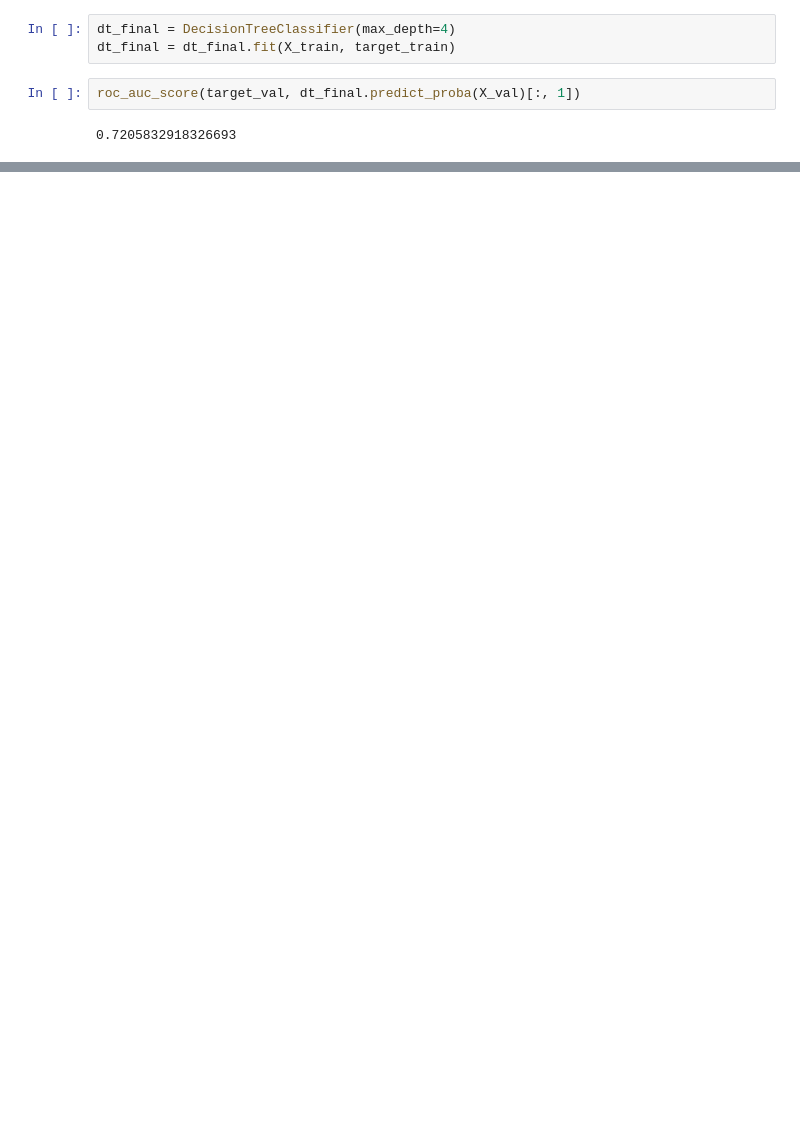
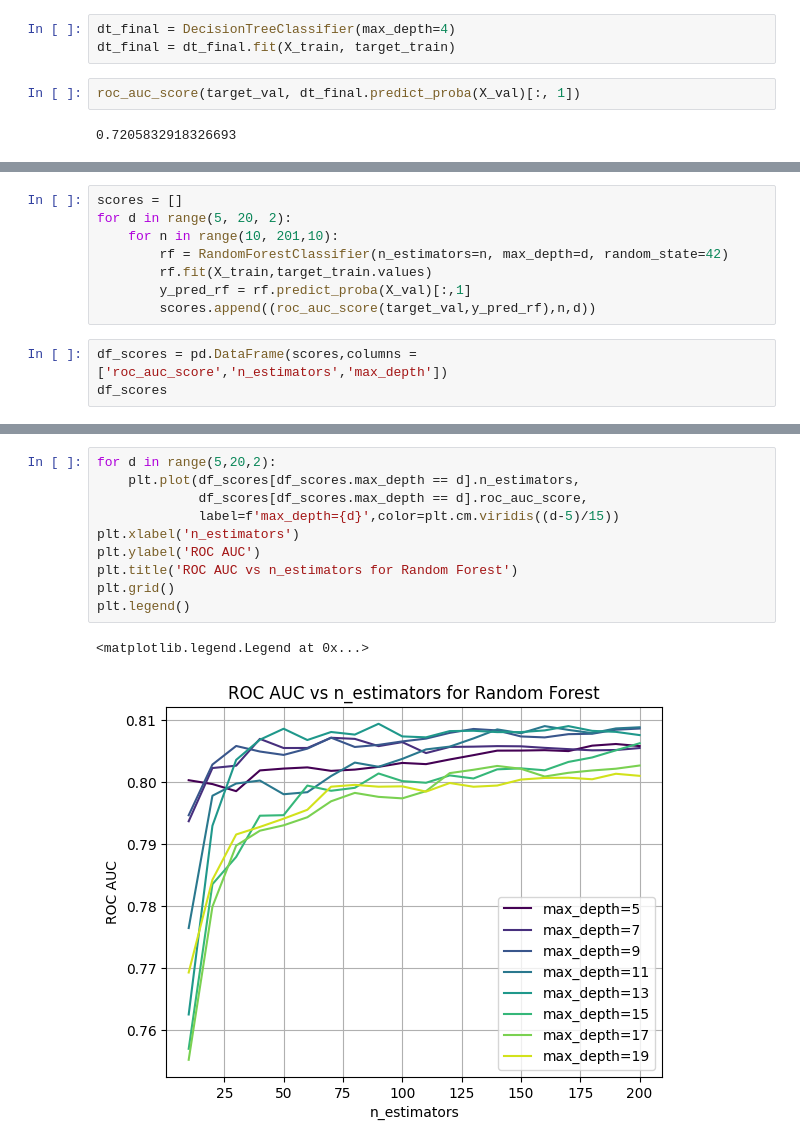
Before and after one commit to BALJAPALLIANSHUL/machine_learning_zoomcamp, a Jupyter notebook: 06-decision trees and ensemble learning/credit_risk_project.ipynb, the cells around one changed output, grey strips where cells are left out. Drawn from its saved outputs; the diff is of its cells as text; blank space fills up the shorter version.

```diff
--- a/06-decision trees and ensemble learning/credit_risk_project.ipynb
+++ b/06-decision trees and ensemble learning/credit_risk_project.ipynb
@@ -368,0 +425,11 @@ print(r)
+# %%
+scores = []
+for d in range(5, 20, 2):
+    for n in range(10, 201,10):
+        rf = RandomForestClassifier(n_estimators=n, max_depth=d, random_state=42)
+        rf.fit(X_train,target_train.values)
+        y_pred_rf = rf.predict_proba(X_val)[:,1]
+        scores.append((roc_auc_score(target_val,y_pred_rf),n,d))
+# %%
+df_scores = pd.DataFrame(scores,columns = ['roc_auc_score','n_estimators','max_depth'])
+df_scores
@@ -368,0 +450,13 @@ print(r)
+# %%
+for d in range(5,20,2):
+    plt.plot(df_scores[df_scores.max_depth == d].n_estimators,
+             df_scores[df_scores.max_depth == d].roc_auc_score,
+             label=f'max_depth={d}',color=plt.cm.viridis((d-5)/15))
+plt.xlabel('n_estimators')
+plt.ylabel('ROC AUC')
+plt.title('ROC AUC vs n_estimators for Random Forest')
+plt.grid()
+plt.legend()
+# %% [output]
+<matplotlib.legend.Legend at 0x...>
+[figure, added]
```
Also changed, not shown: parts of 22 cells of this notebook.
